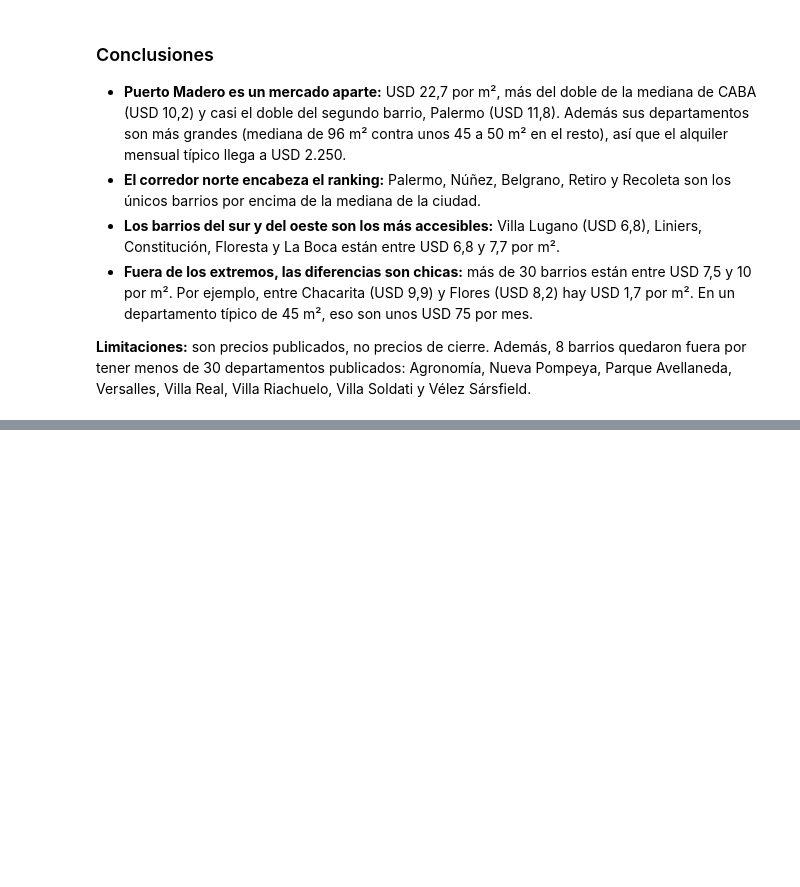
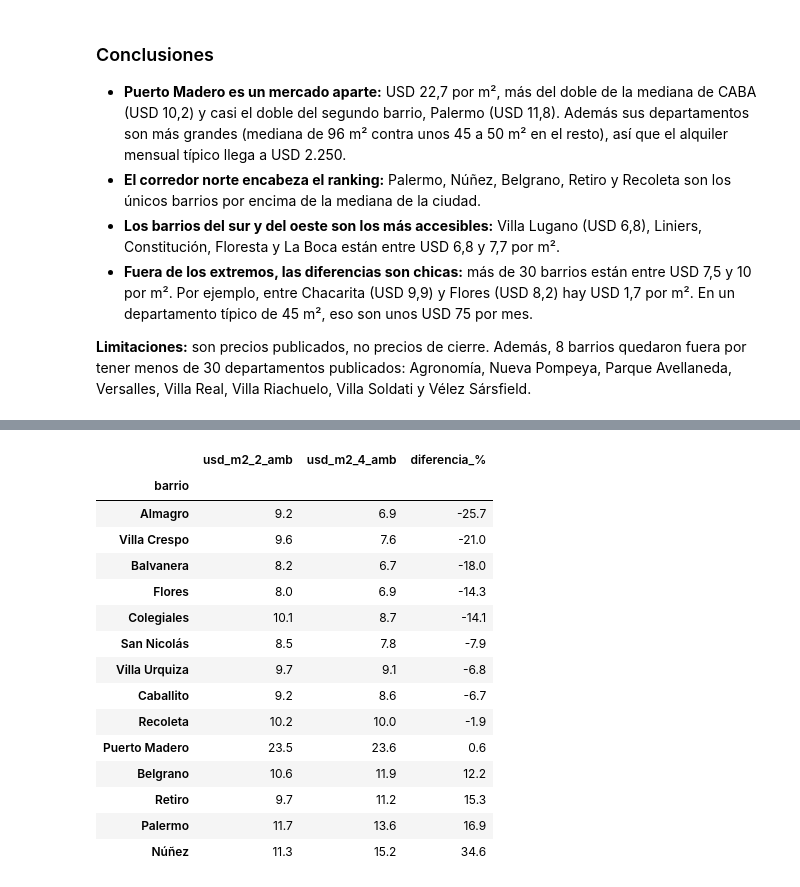
Before and after one commit to magaliorellana01/radar-inmobiliario-caba, a Jupyter notebook: notebooks/02_analisis.ipynb, the cells around one changed output, grey strips where cells are left out. Cells and saved outputs as stored; diff of their text form; code cells hidden in the pictures; blank space fills up the shorter version.

```diff
--- a/notebooks/02_analisis.ipynb
+++ b/notebooks/02_analisis.ipynb
@@ -78,0 +115,20 @@ guardar(fig, "01_usd_m2_por_barrio");
+# %%
+chico_vs_grande = usd_m2_por_ambientes_en_barrio(deptos, chico=2, grande=4)
+chico_vs_grande
+# %% [output]
+|  | usd_m2_2_amb | usd_m2_4_amb | diferencia_% |
+| barrio |  |  |  |
+| Almagro | 9.2 | 6.9 | -25.7 |
+| Villa Crespo | 9.6 | 7.6 | -21.0 |
+| Balvanera | 8.2 | 6.7 | -18.0 |
+| Flores | 8.0 | 6.9 | -14.3 |
+| Colegiales | 10.1 | 8.7 | -14.1 |
+| San Nicolás | 8.5 | 7.8 | -7.9 |
+| Villa Urquiza | 9.7 | 9.1 | -6.8 |
+| Caballito | 9.2 | 8.6 | -6.7 |
+| Recoleta | 10.2 | 10.0 | -1.9 |
+| Puerto Madero | 23.5 | 23.6 | 0.6 |
+| Belgrano | 10.6 | 11.9 | 12.2 |
+| Retiro | 9.7 | 11.2 | 15.3 |
+| Palermo | 11.7 | 13.6 | 16.9 |
+| Núñez | 11.3 | 15.2 | 34.6 |
```
Also changed, not shown: parts of 7 cells of this notebook, 2 other files.
